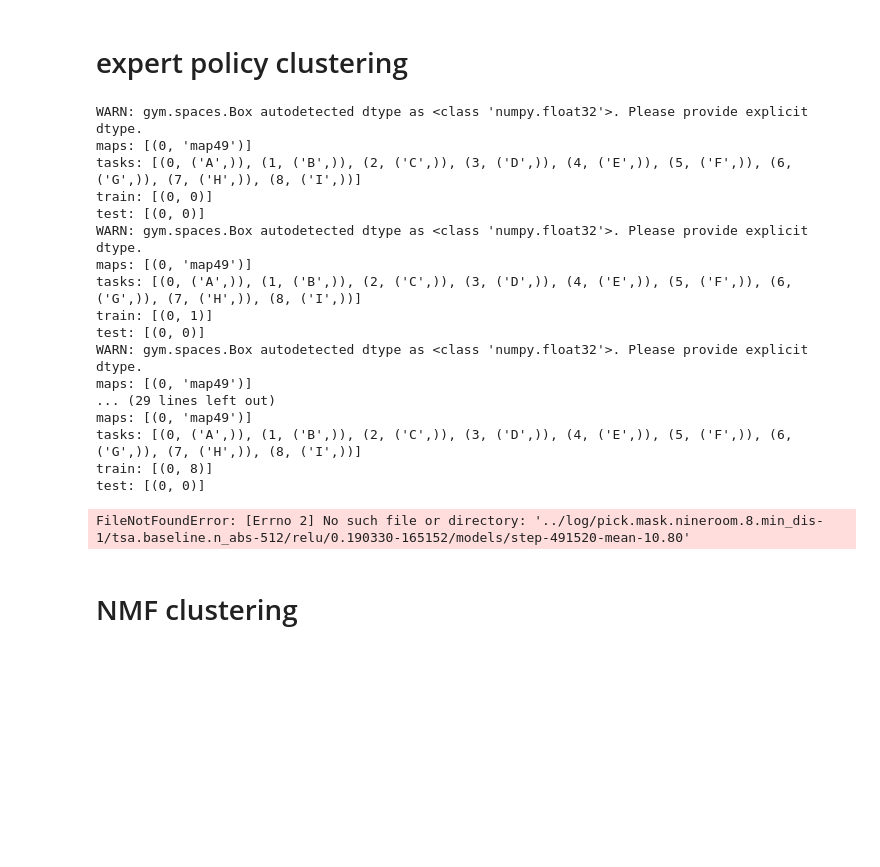
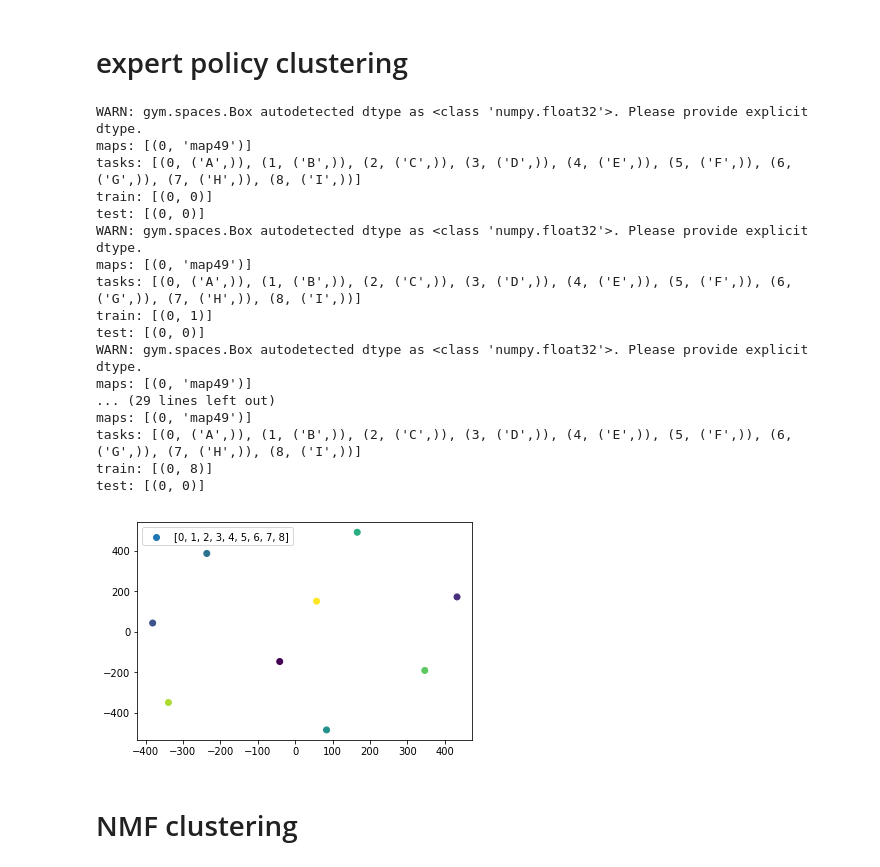
Before and after one commit to lchenat/TSA, a Jupyter notebook: ipynb/visualize_abs.ipynb, the cells around one changed output. Drawn from its saved outputs; the diff is of its cells as text; code cells hidden in the pictures; blank space fills up the shorter version.

```diff
--- a/ipynb/visualize_abs.ipynb
+++ b/ipynb/visualize_abs.ipynb
@@ -143,6 +143,24 @@ def get_abs_img(abs_map, env):
                     else:
                         indices[i][j] = 2
     return drawer.draw(indices)
+
+def visualize_state(features):
+    embedding = TSNE(n_components=2).fit_transform(features)
+    #embedding = TSNE(n_components=2).fit_transform(abvs)
+    colors = [pos[0] // 5 * 3 + pos[1] // 5 for pos in positions]
+    scatters = defaultdict(list)
+    for pos, emb in zip(positions, embedding):
+        scatters[pos[0] // 5 * 3 + pos[1] // 5].append(emb)
+
+    for i in range(9):
+        emb = np.asarray(scatters[i])
+        plt.scatter(emb[:, 0], emb[:, 1], label=i)
+    plt.legend()
+
+def visualize_weight(features):
+    embedding = TSNE(n_components=2).fit_transform(features)
+    plt.scatter(embedding[:, 0], embedding[:, 1], c=list(range(9)), label=list(range(9)))
+    plt.legend()
 # %% [markdown]
 # Action Clustering
 # %%
@@ -265,60 +283,52 @@ def from_expert():
         experts[goal_idx] = get_expert(weight_path)
     pvs = []
     abvs = []
+    weights = []
     for goal_idx in expert_dict:
         cur_infos = {'task_id': [goal_idx] * len(states)}
         pv = F.softmax(experts[goal_idx].get_logits(states, cur_infos), dim=-1).cpu().detach().numpy()
         pvs.append(pv)
         abv = experts[goal_idx].network.phi_body(tensor(states)).cpu().detach().numpy()
         abvs.append(abv)
+        weight = torch.cat([experts[goal_idx].network.actor.weights.view(9, -1), experts[goal_idx].network.actor.biases], 1)
+        weights.append(weight.cpu().detach().numpy())
     features = np.concatenate(pvs, 1)
     abvs = np.concatenate(abvs, 1)
-    return features, abvs
+    weights = np.concatenate(weights, 1)
+
+    return features, abvs, weights
 
 def from_actor_mimic():
     policy = get_expert('../log/pick.mask.nineroom.e8.min_dis-1/imitation.baseline.n_abs-512/50_follow_opt/0.190419-174720/models/step-974080-mean-10.77')
     #policy = get_expert('../log/pick.split.new.10-0.0-50/nmf_sample.baseline.n_abs-50/kl_only/0.190418-144548/models/step-1024000-acc-10.85')
     cur_infos = {'task_id': [0] * len(states)}
     pv = F.softmax(policy.get_logits(states, cur_infos), dim=-1).cpu().detach().numpy()
     abv = policy.network.phi_body(tensor(states)).cpu().detach().numpy()
     return pv, abv
 
-features, abvs = from_expert()
+features, abvs, weights = from_expert()
 #features, abvs = from_actor_mimic()
 
 # visualize by TSNE
-embedding = TSNE(n_components=2).fit_transform(features)
-#embedding = TSNE(n_components=2).fit_transform(abvs)
-colors = [pos[0] // 5 * 3 + pos[1] // 5 for pos in positions]
-scatters = defaultdict(list)
-for pos, emb in zip(positions, embedding):
-    scatters[pos[0] // 5 * 3 + pos[1] // 5].append(emb)
-
-for i in range(9):
-    emb = np.asarray(scatters[i])
-    plt.scatter(emb[:, 0], emb[:, 1], label=i)
-
-
-
-plt.legend()
+visualize_weight(weights)
 # %% [output]
 WARN: gym.spaces.Box autodetected dtype as <class 'numpy.float32'>. Please provide explicit dtype.
 maps: [(0, 'map49')]
 tasks: [(0, ('A',)), (1, ('B',)), (2, ('C',)), (3, ('D',)), (4, ('E',)), (5, ('F',)), (6, ('G',)), (7, ('H',)), (8, ('I',))]
 train: [(0, 0)]
 test: [(0, 0)]
 WARN: gym.spaces.Box autodetected dtype as <class 'numpy.float32'>. Please provide explicit dtype.
 maps: [(0, 'map49')]
 tasks: [(0, ('A',)), (1, ('B',)), (2, ('C',)), (3, ('D',)), (4, ('E',)), (5, ('F',)), (6, ('G',)), (7, ('H',)), (8, ('I',))]
 train: [(0, 1)]
 test: [(0, 0)]
 WARN: gym.spaces.Box autodetected dtype as <class 'numpy.float32'>. Please provide explicit dtype.
 maps: [(0, 'map49')]
 ... (29 lines left out)
 maps: [(0, 'map49')]
 tasks: [(0, ('A',)), (1, ('B',)), (2, ('C',)), (3, ('D',)), (4, ('E',)), (5, ('F',)), (6, ('G',)), (7, ('H',)), (8, ('I',))]
 train: [(0, 8)]
 test: [(0, 0)]
-FileNotFoundError: [Errno 2] No such file or directory: '../log/pick.mask.nineroom.8.min_dis-1/tsa.baseline.n_abs-512/relu/0.190330-165152/models/step-491520-mean-10.80'
+[figure, added]
 # %% [markdown]
 # NMF clustering
```
